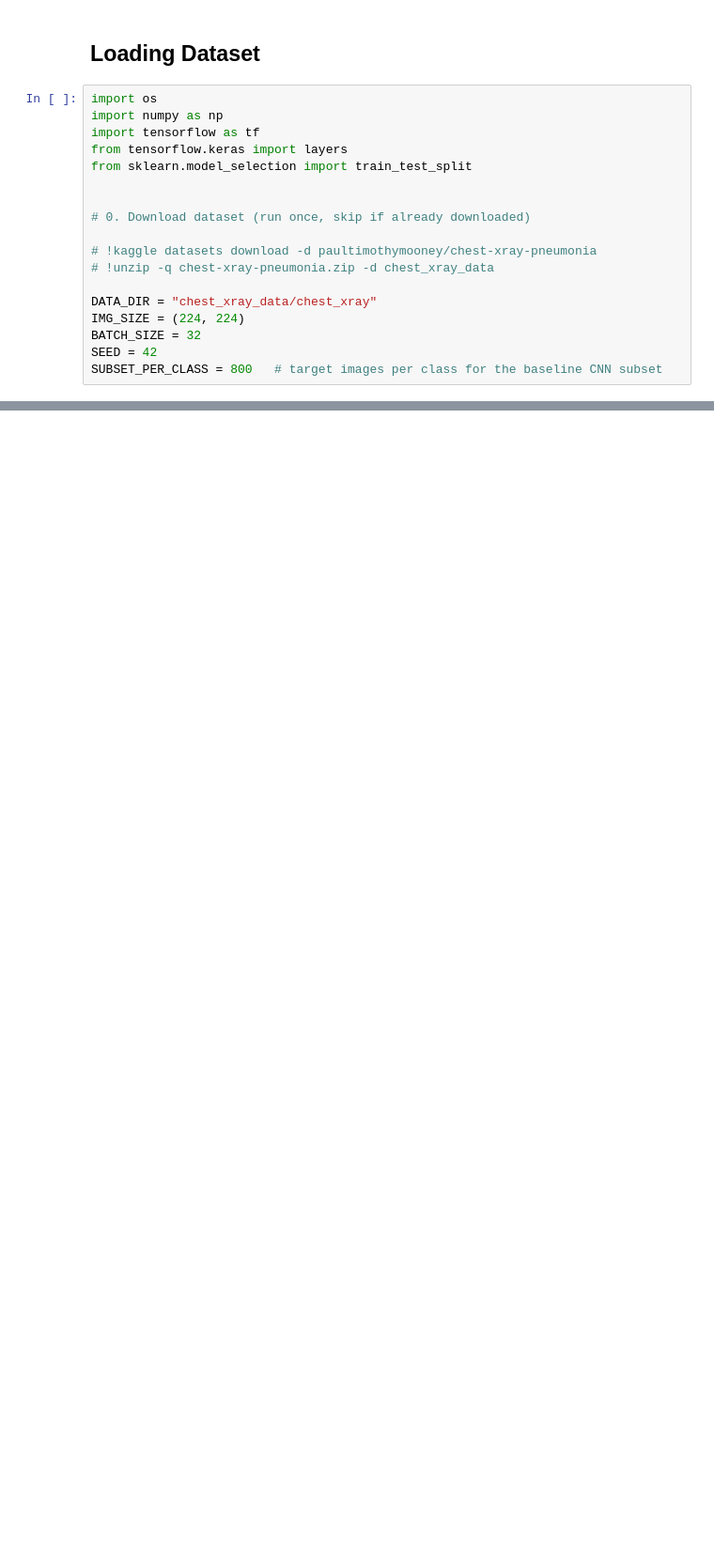
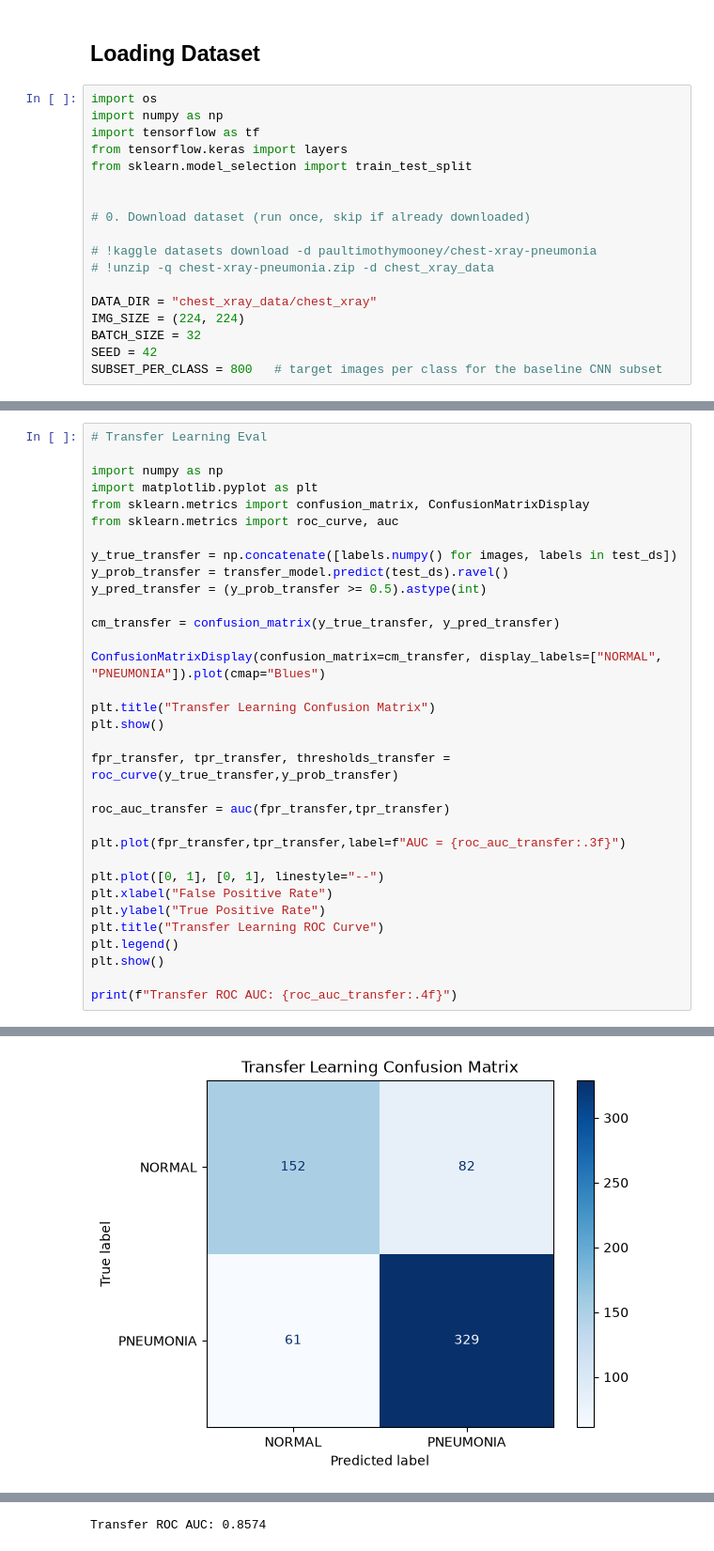
Before and after one commit to kariniemicarson/NeuralNetworks, a Jupyter notebook: Project 5/project5.ipynb, the cells around one changed output, grey strips where cells are left out. Shown at 94% size. Drawn from its saved outputs; the diff is of its cells as text; blank space fills up the shorter version.

```diff
--- a/Project 5/project5.ipynb
+++ b/Project 5/project5.ipynb
@@ -219,0 +399,34 @@ KeyboardInterrupt:
+# %%
+# Transfer Learning Eval
+
+import numpy as np
+import matplotlib.pyplot as plt
+from sklearn.metrics import confusion_matrix, ConfusionMatrixDisplay
+from sklearn.metrics import roc_curve, auc
+
+y_true_transfer = np.concatenate([labels.numpy() for images, labels in test_ds])
+y_prob_transfer = transfer_model.predict(test_ds).ravel()
+y_pred_transfer = (y_prob_transfer >= 0.5).astype(int)
+
+cm_transfer = confusion_matrix(y_true_transfer, y_pred_transfer)
+
+ConfusionMatrixDisplay(confusion_matrix=cm_transfer, display_labels=["NORMAL", "PNEUMONIA"]).plot(cmap="Blues")
+
+plt.title("Transfer Learning Confusion Matrix")
+plt.show()
+
+fpr_transfer, tpr_transfer, thresholds_transfer = roc_curve(y_true_transfer,y_prob_transfer)
+
+roc_auc_transfer = auc(fpr_transfer,tpr_transfer)
+
+plt.plot(fpr_transfer,tpr_transfer,label=f"AUC = {roc_auc_transfer:.3f}")
+
+plt.plot([0, 1], [0, 1], linestyle="--")
+plt.xlabel("False Positive Rate")
+plt.ylabel("True Positive Rate")
+plt.title("Transfer Learning ROC Curve")
+plt.legend()
+plt.show()
+
+print(f"Transfer ROC AUC: {roc_auc_transfer:.4f}")
+# %% [output]
@@ -219,0 +434 @@ KeyboardInterrupt:
+[figure, added]
@@ -219,0 +436 @@ KeyboardInterrupt:
+Transfer ROC AUC: 0.8574
```
Also changed, not shown: parts of 13 cells of this notebook.
